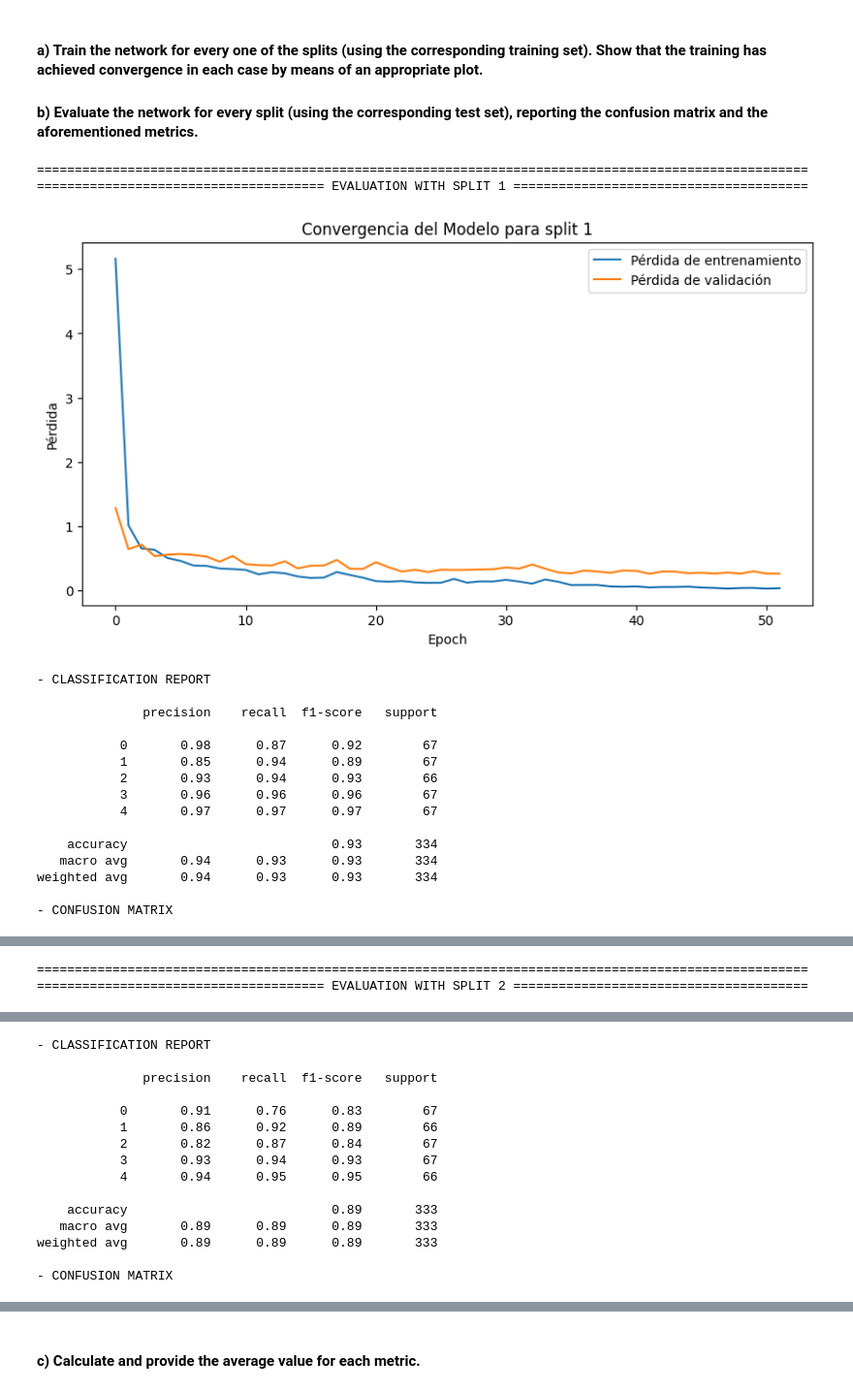
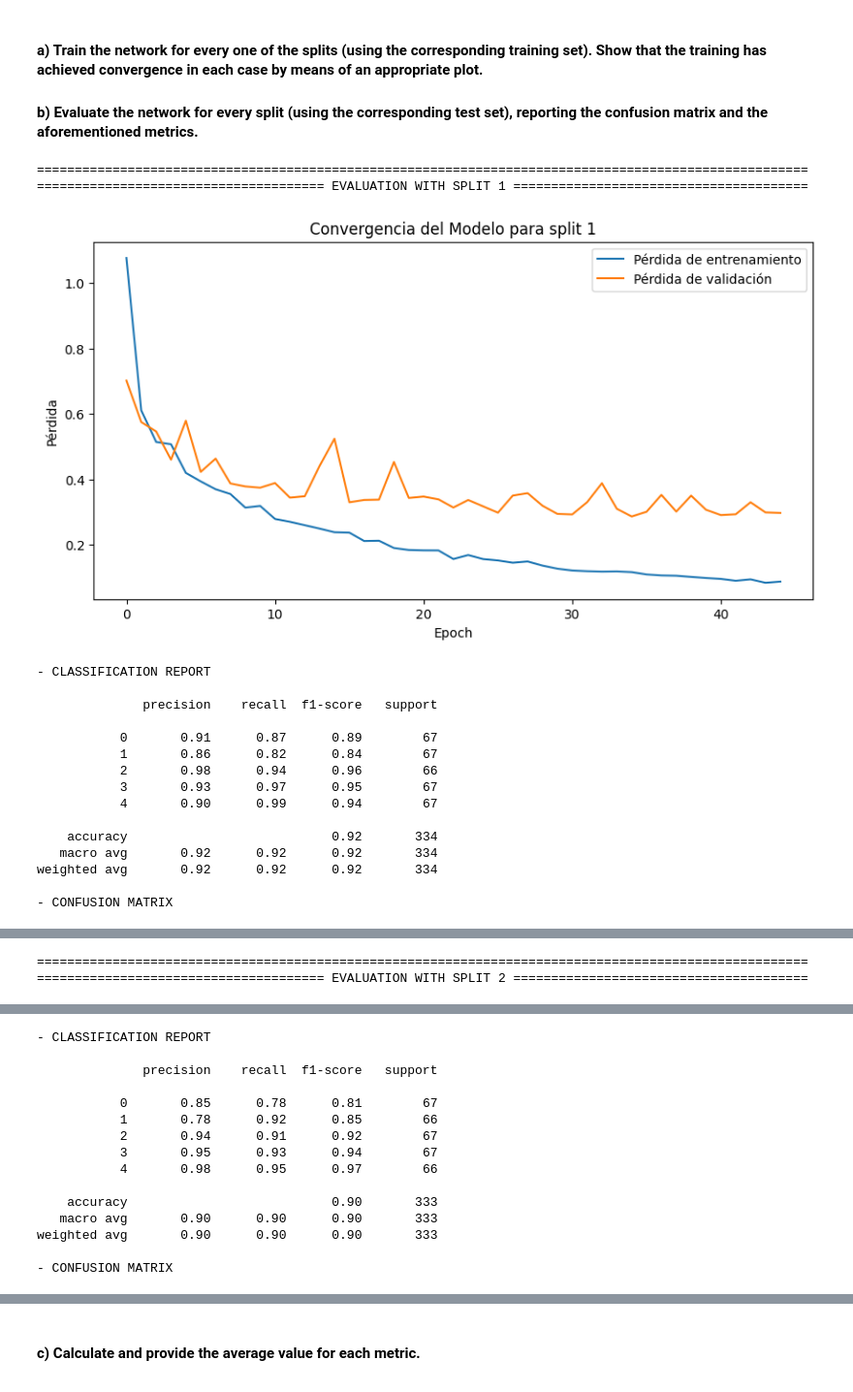
Before and after one commit to pedromartip/Feed-Forward-NN, a Jupyter notebook: hanodut2.ipynb, the cells around one changed output, grey strips where cells are left out. Shown: that part at 97% size. Saved outputs shown, nothing was run; the diff lists cells and outputs as text; code cells hidden in the pictures.

```diff
--- a/hanodut2.ipynb
+++ b/hanodut2.ipynb
@@ -170,7 +162,7 @@ for loss_function in loss_functions:
     model = create_model(
         layer_neurons=[100],
         activation_function='selu',
-        optimizer=tf.keras.optimizers.Adamax, # Choose the best optimizer according the last step
+        optimizer=tf.keras.optimizers.SGD, # Choose the best optimizer according the last step
         decay_steps=1000,
         decay_rate=0.5,
         dynamic = True,
@@ -198,7 +190,7 @@ for neuron in neurons:
     model = create_model(
         layer_neurons=neuron,
         activation_function='selu',
-        optimizer=tf.keras.optimizers.Adamax,
+        optimizer=tf.keras.optimizers.SGD,
         decay_steps=1000,
         decay_rate=0.5,
         dynamic = True,
@@ -226,7 +218,7 @@ for batch in batchs:
     model = create_model(
         layer_neurons=[100,50], #Nos quedamos con 2 layers
         activation_function='selu',
-        optimizer=tf.keras.optimizers.Adamax,
+        optimizer=tf.keras.optimizers.SGD,
         decay_steps=1000,
         decay_rate=0.5,
         dynamic = True,
@@ -261,7 +253,7 @@ for split in range(1, num_splits + 1):
     model = create_model(
         layer_neurons=[100,50],
         activation_function='selu',
-        optimizer=tf.keras.optimizers.Adamax,
+        optimizer=tf.keras.optimizers.SGD,
         loss_function='categorical_crossentropy',
         decay_steps=1000,
         decay_rate=0.5,
@@ -287,46 +279,46 @@ for split in range(1, num_splits + 1):
     plt.show()
 
     # HERE STARTS THE B)
     y_pred = model.predict(X_test, verbose=0)
     y_pred_classes = np.argmax(y_pred, axis=1)
     y_test_classes = np.argmax(y_test_OHE, axis=1)
     print("- CLASSIFICATION REPORT\n")
     print(classification_report(y_test_classes, y_pred_classes))
     print("- CONFUSION MATRIX\n")
     cm = confusion_matrix(y_test_classes, y_pred_classes)
 
     plt.figure(figsize=(10,7))
     sns.heatmap(cm, annot=True, fmt='d')
     plt.xlabel('Predict')
     plt.ylabel('True')
 
     plt.show()
 
     accuracy = accuracy_score(y_test_classes, y_pred_classes)
     precision = precision_score(y_test_classes, y_pred_classes, average='weighted')
     recall = recall_score(y_test_classes, y_pred_classes, average='weighted')
     f1 = f1_score(y_test_classes, y_pred_classes, average='weighted')
 
     accuracies.append(accuracy)
     precisions.append(precision)
     recalls.append(recall)
     f1s.append(f1)
 # %% [output]
 ======================================================================================================
 ====================================== EVALUATION WITH SPLIT 1 =======================================
-[figure, old version]
+[figure, new version]
 - CLASSIFICATION REPORT
 
               precision    recall  f1-score   support
 
-           0       0.98      0.87      0.92        67
-           1       0.85      0.94      0.89        67
-           2       0.93      0.94      0.93        66
-           3       0.96      0.96      0.96        67
-           4       0.97      0.97      0.97        67
+           0       0.91      0.87      0.89        67
+           1       0.86      0.82      0.84        67
+           2       0.98      0.94      0.96        66
+           3       0.93      0.97      0.95        67
+           4       0.90      0.99      0.94        67
 
-    accuracy                           0.93       334
-   macro avg       0.94      0.93      0.93       334
-weighted avg       0.94      0.93      0.93       334
+    accuracy                           0.92       334
+   macro avg       0.92      0.92      0.92       334
+weighted avg       0.92      0.92      0.92       334
 
 - CONFUSION MATRIX
@@ -338,15 +330,15 @@ weighted avg       0.94      0.93      0.93       334
 
               precision    recall  f1-score   support
 
-           0       0.91      0.76      0.83        67
-           1       0.86      0.92      0.89        66
-           2       0.82      0.87      0.84        67
-           3       0.93      0.94      0.93        67
-           4       0.94      0.95      0.95        66
+           0       0.85      0.78      0.81        67
+           1       0.78      0.92      0.85        66
+           2       0.94      0.91      0.92        67
+           3       0.95      0.93      0.94        67
+           4       0.98      0.95      0.97        66
 
-    accuracy                           0.89       333
-   macro avg       0.89      0.89      0.89       333
-weighted avg       0.89      0.89      0.89       333
+    accuracy                           0.90       333
+   macro avg       0.90      0.90      0.90       333
+weighted avg       0.90      0.90      0.90       333
 
 - CONFUSION MATRIX
 [figure]
```
Also changed, not shown: parts of 10 cells of this notebook, 1 other file.
